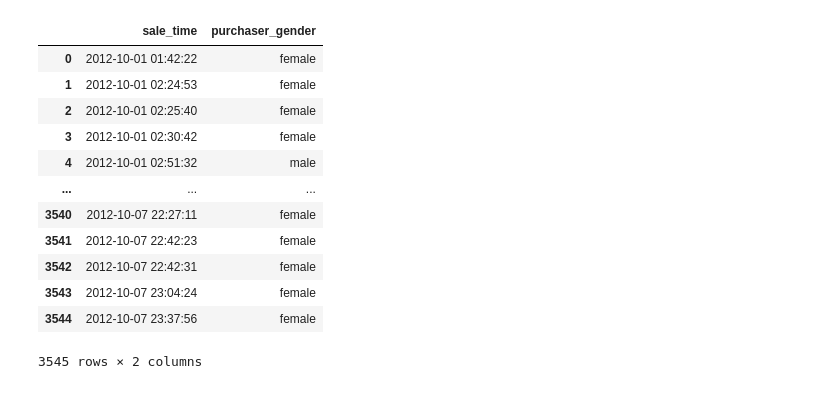
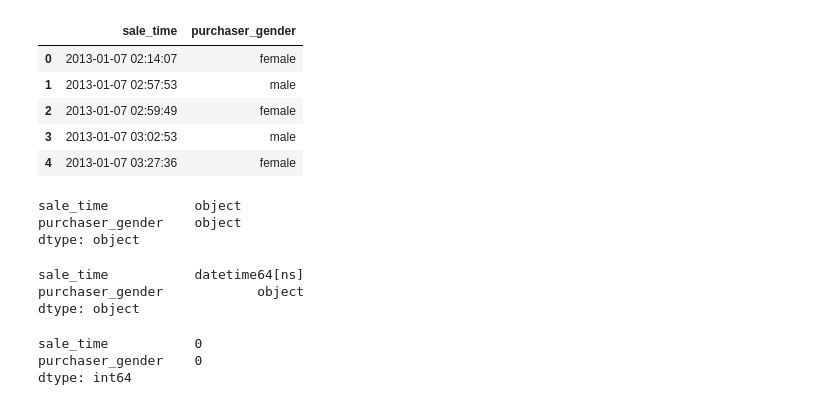
Before and after one commit to AvatarJoshi/project_23-me, a Jupyter notebook: data_project_23&me.ipynb, the cells around one changed output. Drawn from its saved outputs; the diff is of its cells as text; code cells hidden in the pictures.

Commit message:
Compiled all datasets into a single dataframe. Plotted total sales data from 2013

```diff
--- a/data_project_23&me.ipynb
+++ b/data_project_23&me.ipynb
@@ -18 +7,4 @@ for path, subdir, files in os.walk(PATH):
+# %%
+# Get all file names in datasets directory
+all_csv_files = [pd.read_csv(filename) for filename in glob.glob("./datasets/*.csv")]
 # %%
@@ -39,19 +14,0 @@ all_csv_files
-# %%
-# Read in a file from the datasets folder
-file_path = "./datasets/sales_week_starting_2012-10-01.csv"
-df = pd.read_csv(file_path)
-df
-# %% [output]
-|  | sale_time | purchaser_gender |
-| 0 | 2012-10-01 01:42:22 | female |
-| 1 | 2012-10-01 02:24:53 | female |
-| 2 | 2012-10-01 02:25:40 | female |
-| 3 | 2012-10-01 02:30:42 | female |
-| 4 | 2012-10-01 02:51:32 | male |
-| ... | ... | ... |
-| 3540 | 2012-10-07 22:27:11 | female |
-| 3541 | 2012-10-07 22:42:23 | female |
-| 3542 | 2012-10-07 22:42:31 | female |
-| 3543 | 2012-10-07 23:04:24 | female |
-| 3544 | 2012-10-07 23:37:56 | female |
-3545 rows × 2 columns
@@ -59,0 +15,18 @@ df
+# %%
+# Create the complete dataset from files in datasets directory
+df = pd.concat(all_csv_files, axis=0)
+df.head()
+# %% [output]
+|  | sale_time | purchaser_gender |
+| 0 | 2013-01-07 02:14:07 | female |
+| 1 | 2013-01-07 02:57:53 | male |
+| 2 | 2013-01-07 02:59:49 | female |
+| 3 | 2013-01-07 03:02:53 | male |
+| 4 | 2013-01-07 03:27:36 | female |
+# %%
+# Check datatypes from df
+df.dtypes
+# %% [output]
+sale_time           object
+purchaser_gender    object
+dtype: object
@@ -59,0 +37,14 @@ df
+# %%
+# Check datatypes from df
+df.dtypes
+# %% [output]
+sale_time           datetime64[ns]
+purchaser_gender            object
+dtype: object
+# %%
+# Check for null values
+df.isnull().sum()
+# %% [output]
+sale_time           0
+purchaser_gender    0
+dtype: int64
```
Also changed, not shown: parts of 10 cells of this notebook.
